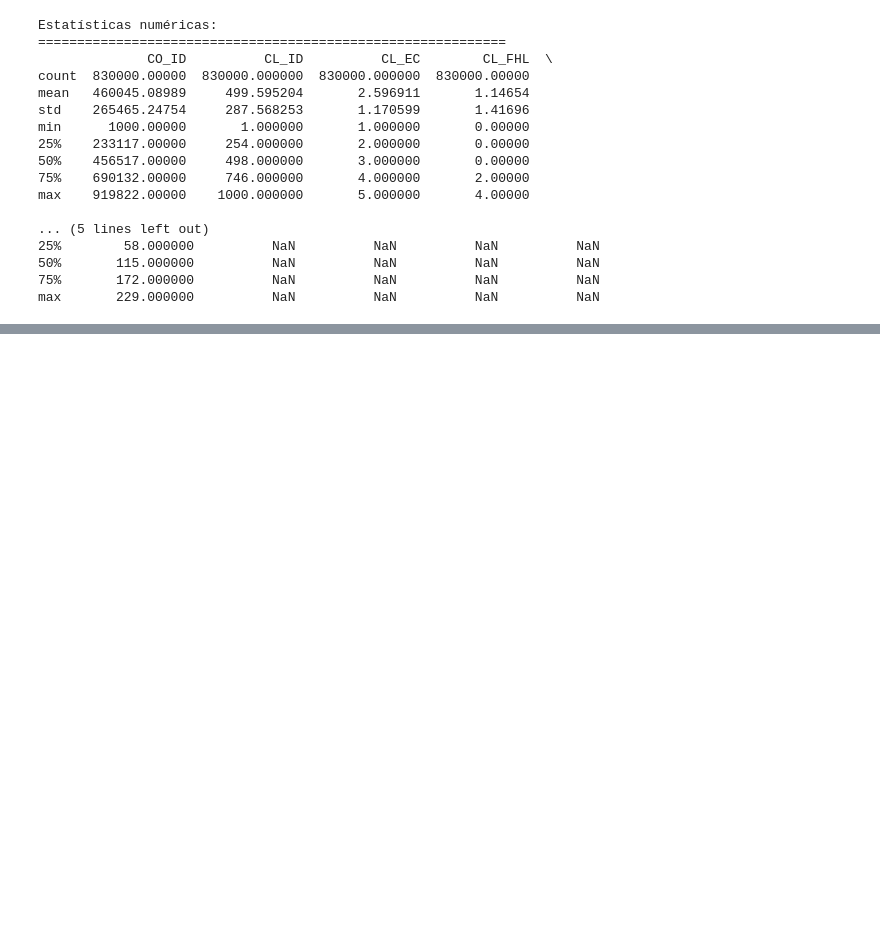
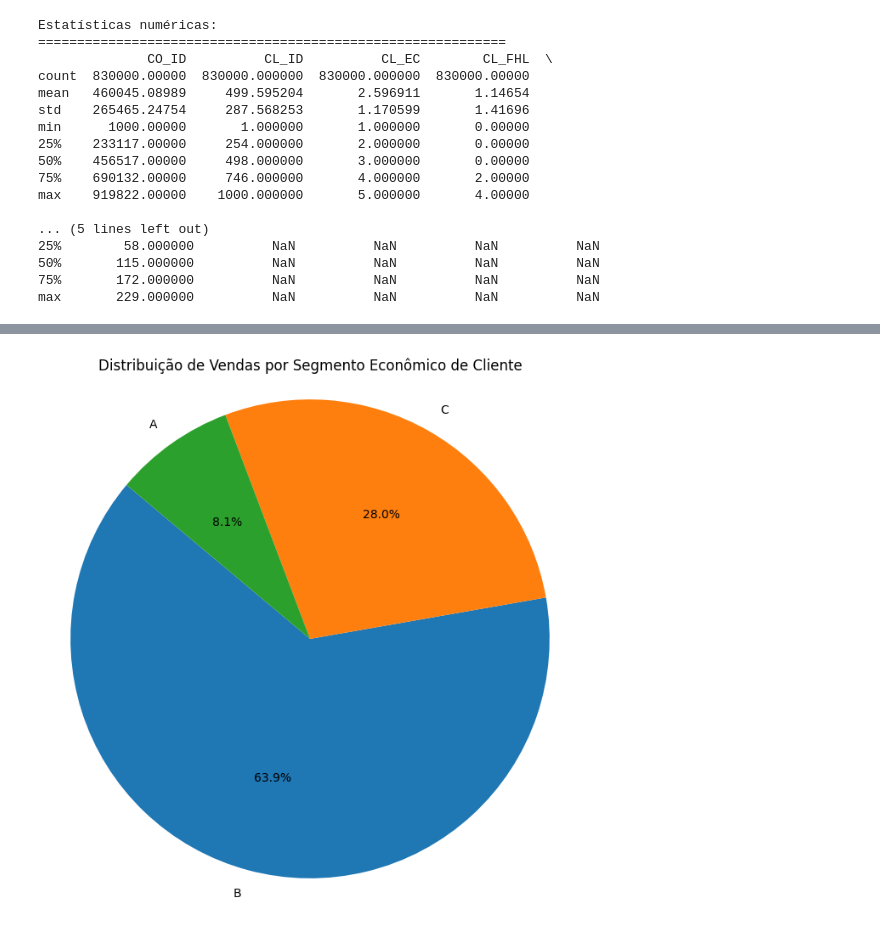
Before and after one commit to cfneves/turma02-visualizacao-de-dados, a Jupyter notebook: alunos/orlando_castro/modulo-01/mini-projeto/orlando_castro/notebook/Miniprojeto_Orlando_Castro.ipynb, the cells around one changed output, grey strips where cells are left out. Cells and saved outputs as stored; diff of their text form; code cells hidden in the pictures; blank space fills up the shorter version.

```diff
--- a/alunos/orlando_castro/modulo-01/mini-projeto/orlando_castro/notebook/Miniprojeto_Orlando_Castro.ipynb
+++ b/alunos/orlando_castro/modulo-01/mini-projeto/orlando_castro/notebook/Miniprojeto_Orlando_Castro.ipynb
@@ -132,0 +407,16 @@ max       229.000000          NaN          NaN          NaN          NaN
+# %%
+# Quantidade total de vendas por Segmento Econômico de Cliente
+vendas_por_segmento_cliente = (
+    df.groupby('CL_SEG')['CO_ID']
+    .count()
+    .reset_index()
+    .rename(columns={'CO_ID': 'Número de Vendas', 'CL_SEG': 'Segmento Econômico de Cliente'})
+    .sort_values(by='Número de Vendas', ascending=False)
+    )
+
+print("\nTotal de vendas por segmento econômico de cliente:\n")
+print(vendas_por_segmento_cliente.reset_index(drop=True).to_string(formatters={'Número de Vendas': '{:,}'.format}))
+print("Total geral de vendas: {}".format(df['CO_ID'].count()))
+
+segmento_com_mais_vendas = df.groupby('CL_SEG')['CO_ID'].sum().idxmax()
+print(f"\nSegmento econômico de cliente com maior quantidade de vendas: {segmento_com_mais_vendas}")
@@ -132,0 +433,12 @@ max       229.000000          NaN          NaN          NaN          NaN
+# %%
+# Apresenta um gráfico de pizza para a distribuição de vendas por segmento econômico de cliente
+plt.figure(figsize=(8, 8))
+plt.pie(vendas_por_segmento_cliente['Número de Vendas'],
+        labels=vendas_por_segmento_cliente['Segmento Econômico de Cliente'],
+        autopct='%1.1f%%',
+        startangle=140)
+plt.title('Distribuição de Vendas por Segmento Econômico de Cliente')
+plt.axis('equal')
+plt.show()
+# %% [output]
+[figure, added]
```
Also changed, not shown: parts of 26 cells of this notebook, 8 other files.
